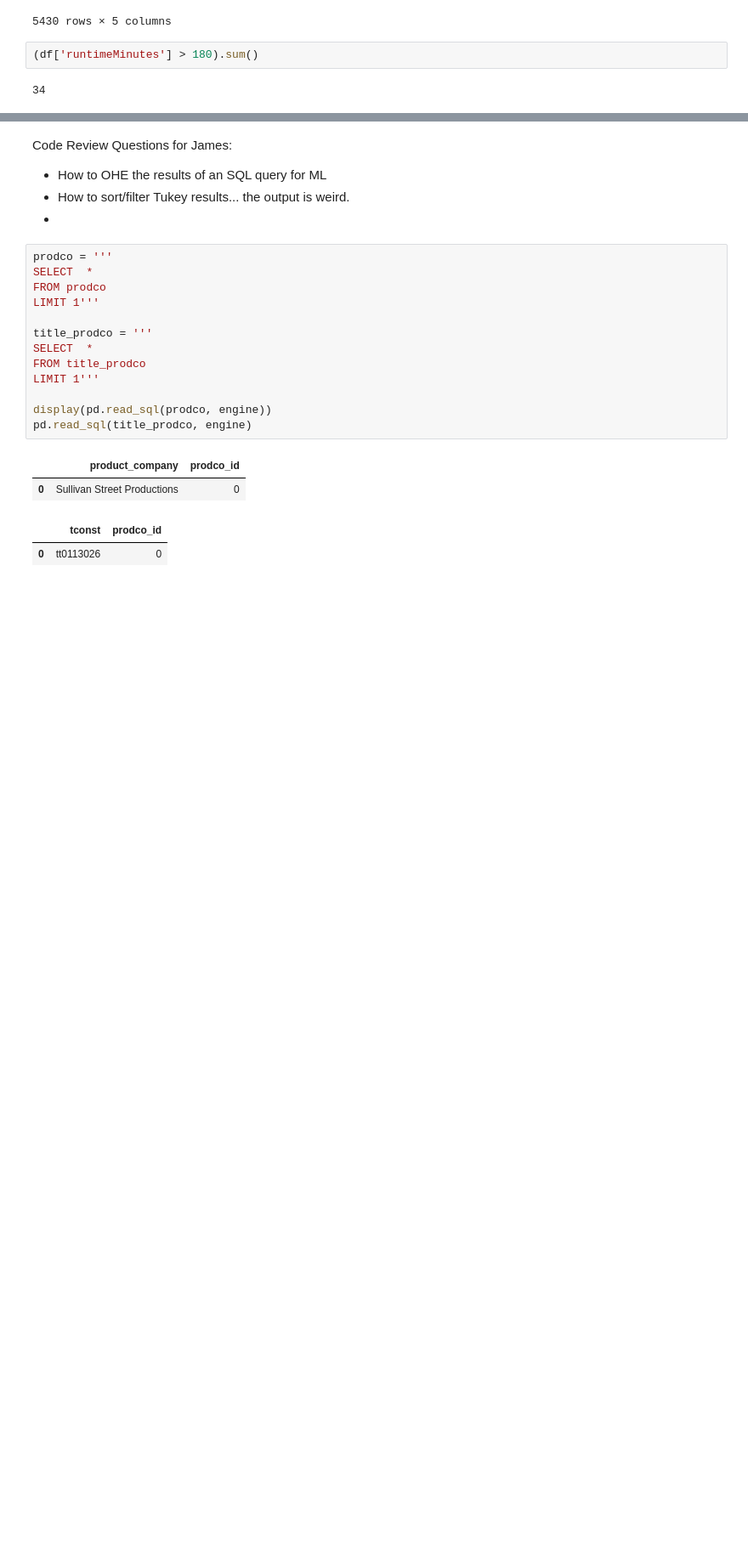
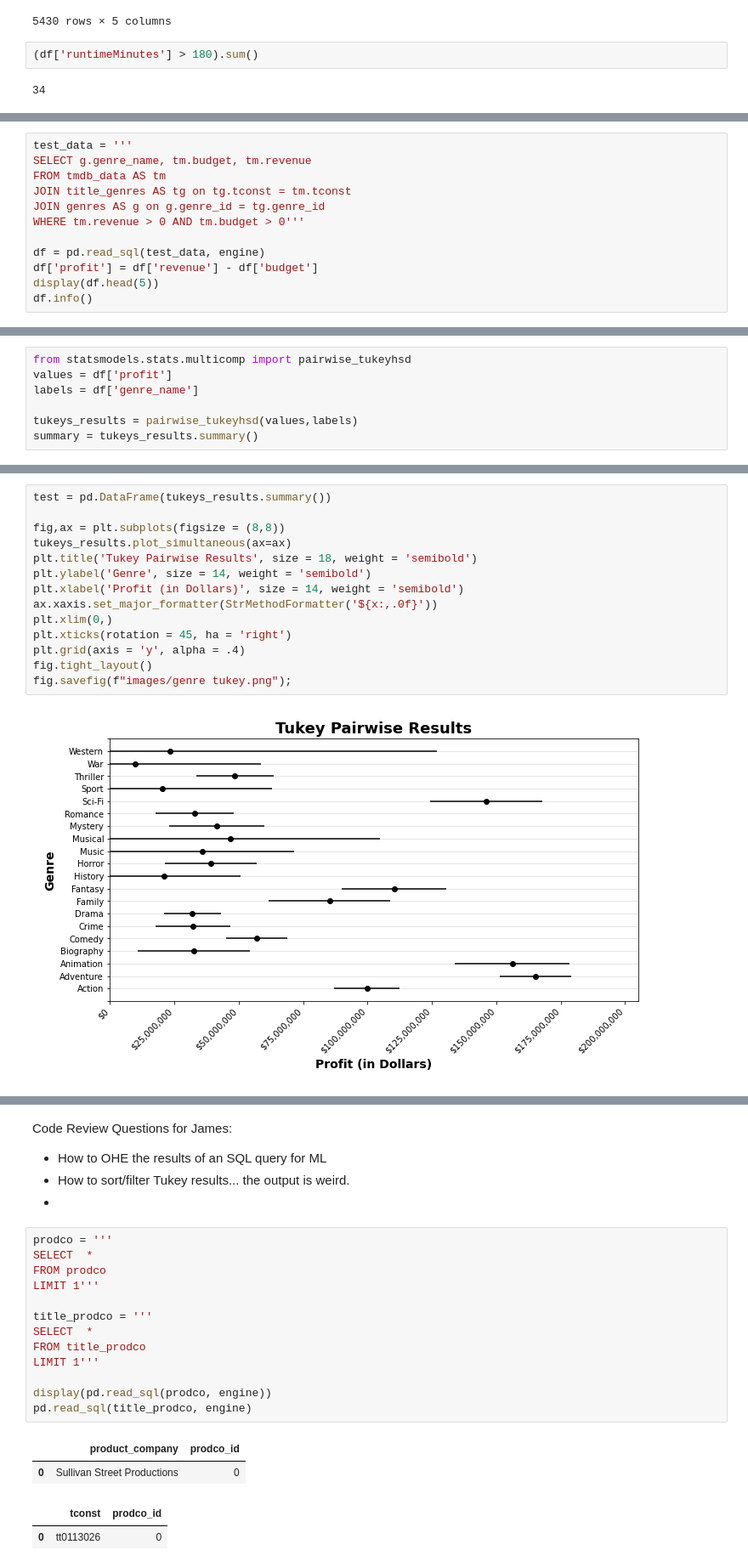
Before and after one commit to msmccann10/PP-movie-database-and-analysis, a Jupyter notebook: 05_Hypothesis_Testing.ipynb, the cells around one changed output, grey strips where cells are left out. Shown at 85% size. Drawn from its saved outputs; the diff is of its cells as text; blank space fills up the shorter version.

```diff
--- a/05_Hypothesis_Testing.ipynb
+++ b/05_Hypothesis_Testing.ipynb
@@ -792,0 +793,12 @@ runrev[(runrev['round10'] >= 100) & (runrev['round10'] <= 180)]
+# %%
+test_data = '''
+SELECT g.genre_name, tm.budget, tm.revenue
+FROM tmdb_data AS tm
+JOIN title_genres AS tg on tg.tconst = tm.tconst
+JOIN genres AS g on g.genre_id = tg.genre_id
+WHERE tm.revenue > 0 AND tm.budget > 0'''
+
+df = pd.read_sql(test_data, engine)
+df['profit'] = df['revenue'] - df['budget']
+display(df.head(5))
+df.info()
@@ -792,0 +947,7 @@ runrev[(runrev['round10'] >= 100) & (runrev['round10'] <= 180)]
+# %%
+from statsmodels.stats.multicomp import pairwise_tukeyhsd
+values = df['profit']
+labels = df['genre_name']
+
+tukeys_results = pairwise_tukeyhsd(values,labels)
+summary = tukeys_results.summary()
@@ -792,0 +979,16 @@ runrev[(runrev['round10'] >= 100) & (runrev['round10'] <= 180)]
+# %%
+test = pd.DataFrame(tukeys_results.summary())
+
+fig,ax = plt.subplots(figsize = (8,8))
+tukeys_results.plot_simultaneous(ax=ax)
+plt.title('Tukey Pairwise Results', size = 18, weight = 'semibold')
+plt.ylabel('Genre', size = 14, weight = 'semibold')
+plt.xlabel('Profit (in Dollars)', size = 14, weight = 'semibold')
+ax.xaxis.set_major_formatter(StrMethodFormatter('${x:,.0f}'))
+plt.xlim(0,)
+plt.xticks(rotation = 45, ha = 'right')
+plt.grid(axis = 'y', alpha = .4)
+fig.tight_layout()
+fig.savefig(f"images/genre tukey.png");
+# %% [output]
+[figure, added]
```
Also changed, not shown: parts of 38 cells of this notebook, 6 other files.
